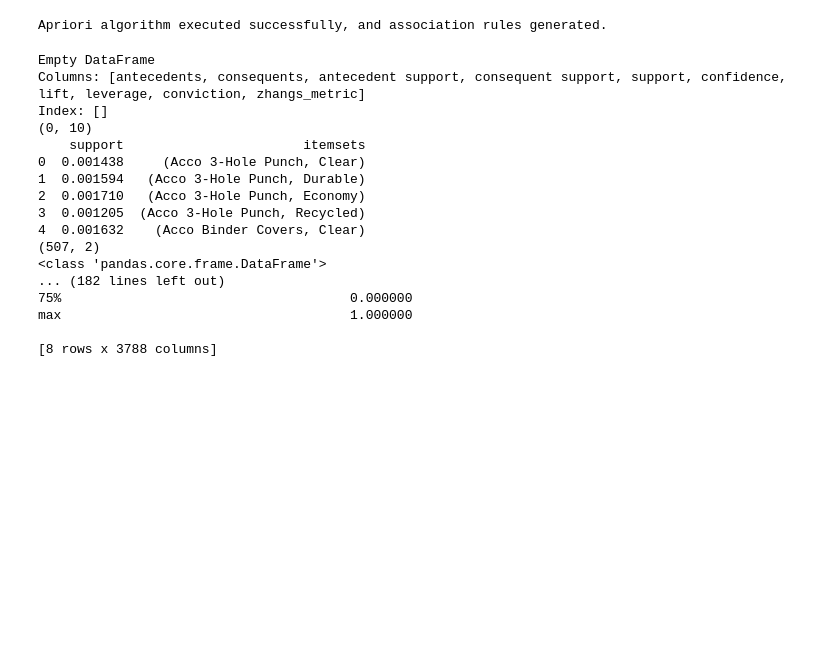
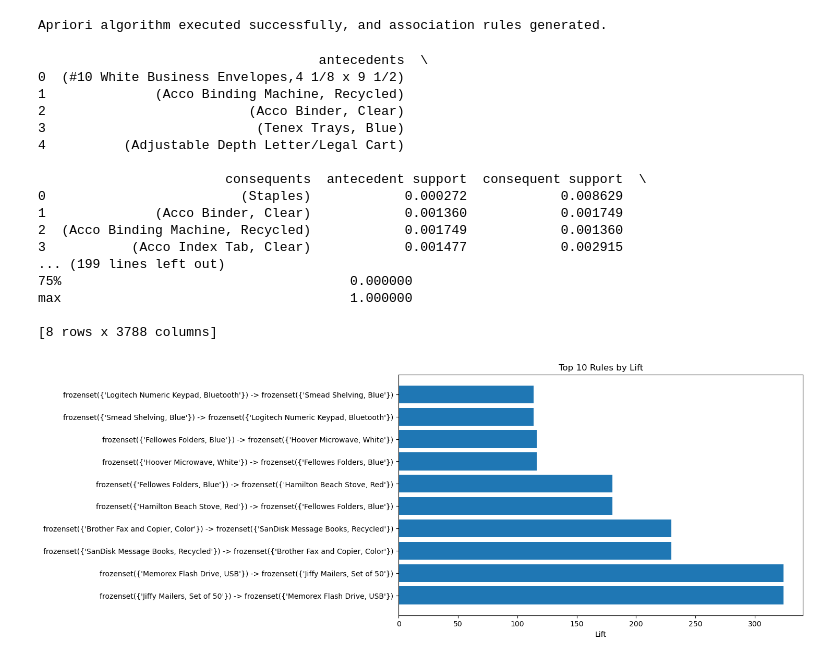
Before and after one commit to AndrewJesse/Data-Preparation-and-Exploration---D599---Task-3, a Jupyter notebook: main.ipynb, the cells around one changed output. Saved outputs shown, nothing was run; the diff lists cells and outputs as text; code cells hidden in the pictures; blank space fills up the shorter version.

Commit message:
Apriory association rules created

```diff
--- a/main.ipynb
+++ b/main.ipynb
@@ -33,8 +33,8 @@ basket.to_csv("prepared_megastore_dataset.csv")
 # %%
 # Apriori algorithm & generate association rules
 
-frequent_itemsets = apriori(basket, min_support=0.001, use_colnames=True)
-rules = association_rules(frequent_itemsets, metric="confidence", min_threshold=0.2)
+frequent_itemsets = apriori(basket, min_support=0.0001, use_colnames=True, low_memory=True)
+rules = association_rules(frequent_itemsets, metric="confidence", min_threshold=0.05)
 
 # Export association rules to CSV file
 rules.to_csv("association_rules.csv")
@@ -51,20 +51,33 @@ print(frequent_itemsets.shape)
 print(basket.info())
 print(basket.describe())
 # %% [output]
-Empty DataFrame
-Columns: [antecedents, consequents, antecedent support, consequent support, support, confidence, lift, leverage, conviction, zhangs_metric]
-Index: []
-(0, 10)
-    support                       itemsets
-0  0.001438     (Acco 3-Hole Punch, Clear)
-1  0.001594   (Acco 3-Hole Punch, Durable)
-2  0.001710   (Acco 3-Hole Punch, Economy)
-3  0.001205  (Acco 3-Hole Punch, Recycled)
-4  0.001632    (Acco Binder Covers, Clear)
-(507, 2)
-<class 'pandas.core.frame.DataFrame'>
-... (182 lines left out)
+                                    antecedents  \
+0  (#10 White Business Envelopes,4 1/8 x 9 1/2)
+1              (Acco Binding Machine, Recycled)
+2                          (Acco Binder, Clear)
+3                           (Tenex Trays, Blue)
+4          (Adjustable Depth Letter/Legal Cart)
+
+                        consequents  antecedent support  consequent support  \
+0                         (Staples)            0.000272            0.008629
+1              (Acco Binder, Clear)            0.001360            0.001749
+2  (Acco Binding Machine, Recycled)            0.001749            0.001360
+3           (Acco Index Tab, Clear)            0.001477            0.002915
+... (199 lines left out)
 75%                                     0.000000
 max                                     1.000000
 
 [8 rows x 3788 columns]
+# %%
+# Sort rules by lift
+top10_lift = rules.nlargest(10, 'lift')
+
+# Bar plot of top 10 rules by lift
+plt.figure(figsize=(10,6))
+plt.barh(range(len(top10_lift)), top10_lift['lift'], align='center')
+plt.yticks(range(len(top10_lift)), [f"{a} -> {c}" for a, c in zip(top10_lift['antecedents'], top10_lift['consequents'])])
+plt.xlabel('Lift')
+plt.title('Top 10 Rules by Lift')
+plt.show()
+# %% [output]
+[figure, added]
```
